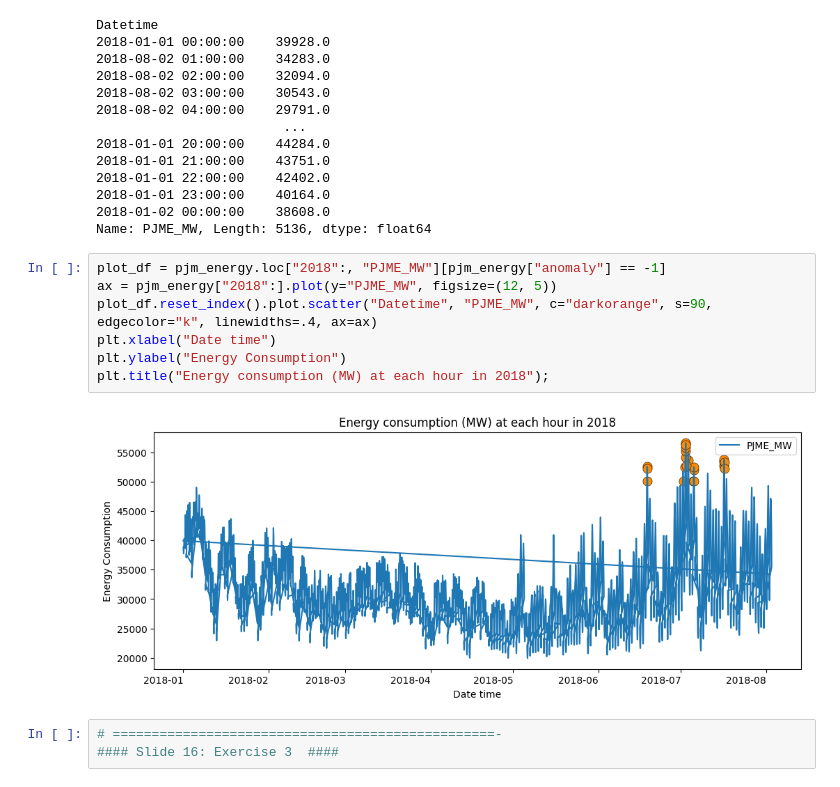
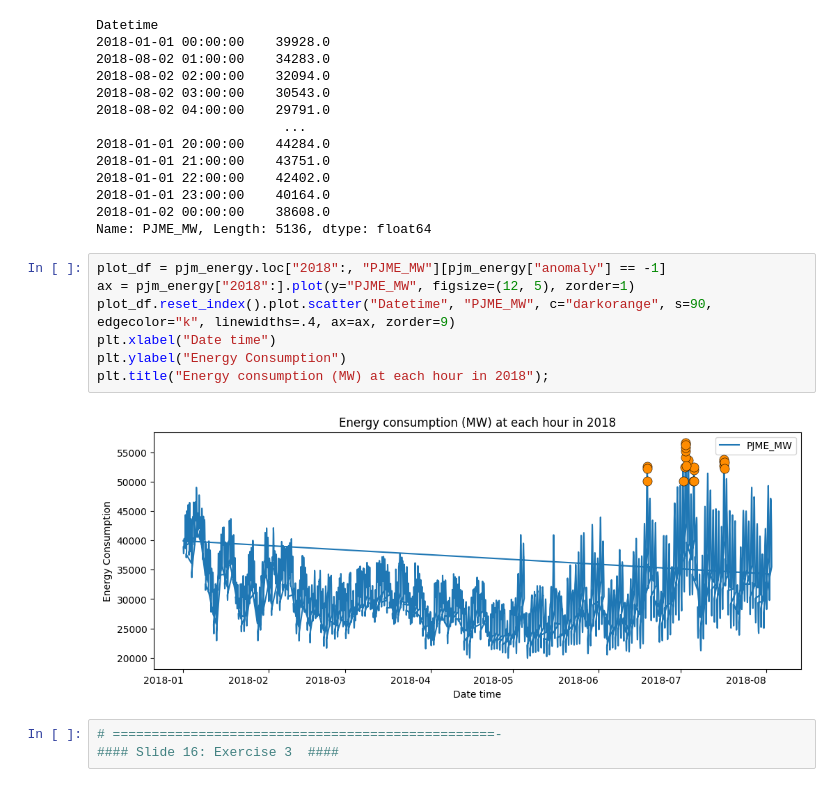
Before and after one commit to maptv/AnomalyDetection, a Jupyter notebook: anomaly-detection-part-1-2-code-checkpoint.ipynb, the cells around one changed output. Saved outputs shown, nothing was run; the diff lists cells and outputs as text.

```diff
--- a/anomaly-detection-part-1-2-code-checkpoint.ipynb
+++ b/anomaly-detection-part-1-2-code-checkpoint.ipynb
@@ -483,13 +487,13 @@ Datetime
 Name: PJME_MW, Length: 5136, dtype: float64
 # %%
 plot_df = pjm_energy.loc["2018":, "PJME_MW"][pjm_energy["anomaly"] == -1]
-ax = pjm_energy["2018":].plot(y="PJME_MW", figsize=(12, 5))
-plot_df.reset_index().plot.scatter("Datetime", "PJME_MW", c="darkorange", s=90, edgecolor="k", linewidths=.4, ax=ax)
+ax = pjm_energy["2018":].plot(y="PJME_MW", figsize=(12, 5), zorder=1)
+plot_df.reset_index().plot.scatter("Datetime", "PJME_MW", c="darkorange", s=90, edgecolor="k", linewidths=.4, ax=ax, zorder=9)
 plt.xlabel("Date time")
 plt.ylabel("Energy Consumption")
 plt.title("Energy consumption (MW) at each hour in 2018");
 # %% [output]
-[figure, old version]
+[figure, new version]
 # %%
 # =================================================-
 #### Slide 16: Exercise 3  ####
```
Also changed, not shown: parts of 11 cells of this notebook, 1 other file.
